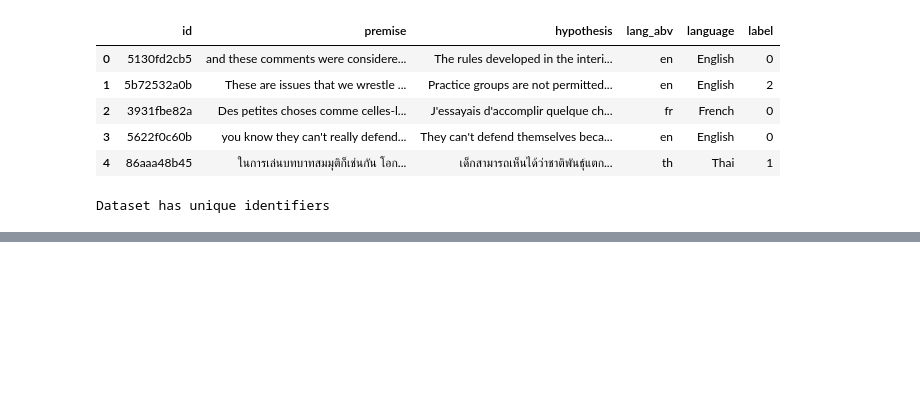
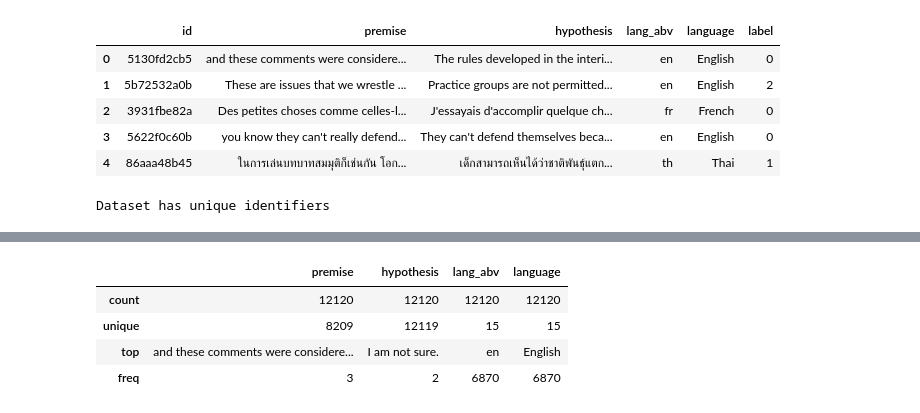
Before and after one commit to TariroSiphatisiwe/Contradictory-My-Dear-Watson, a Jupyter notebook: Contradictory_,My_Dear_Watson.ipynb, the cells around one changed output, grey strips where cells are left out. Cells and saved outputs as stored; diff of their text form; code cells hidden in the pictures; blank space fills up the shorter version.

```diff
--- a/Contradictory_,My_Dear_Watson.ipynb
+++ b/Contradictory_,My_Dear_Watson.ipynb
@@ -154,0 +172,8 @@ Dataset has unique identifiers
+# %%
+train_data[['premise', 'hypothesis', 'lang_abv', 'language']].describe()
+# %% [output]
+|  | premise | hypothesis | lang_abv | language |
+| count | 12120 | 12120 | 12120 | 12120 |
+| unique | 8209 | 12119 | 15 | 15 |
+| top | and these comments were considere... | I am not sure. | en | English |
+| freq | 3 | 2 | 6870 | 6870 |
```
Also changed, not shown: parts of 2 cells of this notebook.
